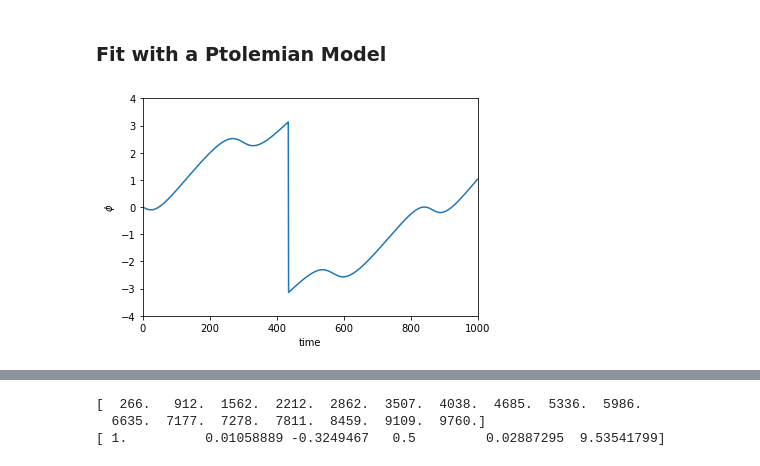
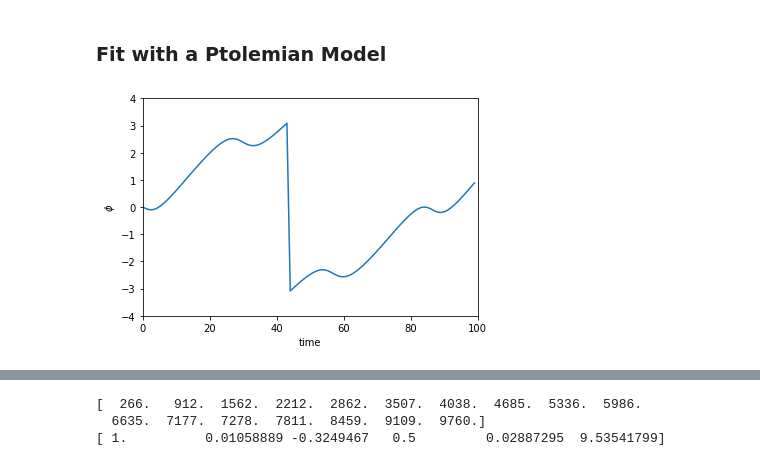
Before and after one commit to yetkinyilmaz/kepler, a Jupyter notebook: notebook.ipynb, the cells around one changed output, grey strips where cells are left out. Saved outputs shown, nothing was run; the diff lists cells and outputs as text; code cells hidden in the pictures.

```diff
--- a/notebook.ipynb
+++ b/notebook.ipynb
@@ -44,9 +44,9 @@ We simulate a system of two planets, rotating around a motionless sun. The orbit
 We will simulate the motion in 'n_sim' time steps, and sample every 'n_view'th of those steps as an observation point.
 # %%
 %%time
-n_sample = 2000
+n_sample = 200
 n_sim = 20000
-n_view = 10
+n_view = 100
 s = gen.System(load=[])
 
 #s.force = s.force_gravity
@@ -163,25 +163,25 @@ c0 = c_initial
 # %%
 %%time
 import numpy as np
 import pandas as pd
 
 import matplotlib.pyplot as plt
 from Visualisations import *
 df = pd.read_csv("test_angles_small.csv")
 phis = df['phi'].values
 t = df['time'].values
 
-imax = 1000
+imax = 100
 
 ax = plt.gca()
 ax.cla() # clear things for fresh plot
 ax.set_xlim([0,imax])
 ax.set_ylim([-4.,4.])
 plt.xlabel('time')
 plt.ylabel('$\phi$')
 #plt.plot(t, phis)
 
 plt.plot(range(imax), phis[:imax])
 plt.show()
 # %% [output]
-[figure, old version]
+[figure, new version]
```
Also changed, not shown: parts of 8 cells of this notebook, 2 other files.
